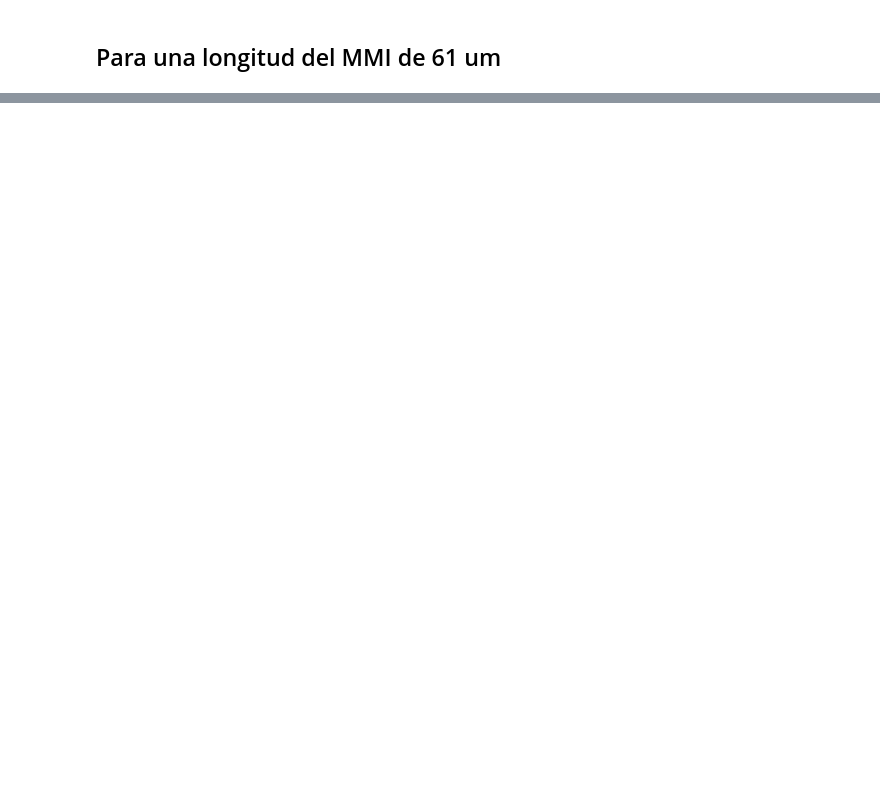
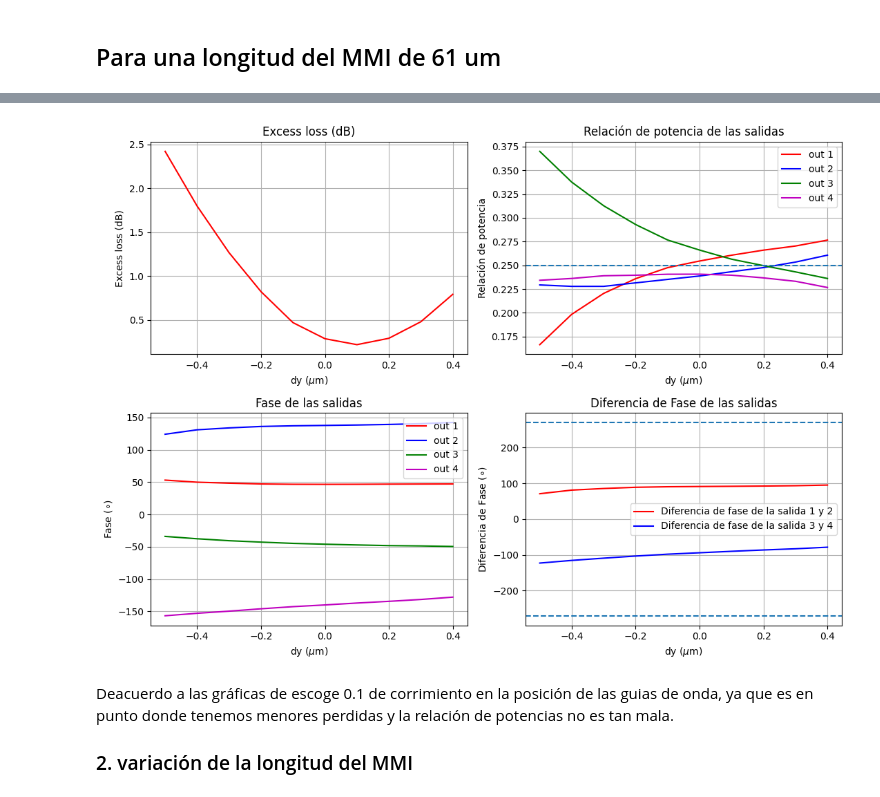
Before and after one commit to PauDaniOrtiz/pic-upv-TFM-Paula-Ortiz, a Jupyter notebook: MMI_2X4.ipynb, the cells around one changed output, grey strips where cells are left out. Drawn from its saved outputs; the diff is of its cells as text; code cells hidden in the pictures; blank space fills up the shorter version.

```diff
--- a/MMI_2X4.ipynb
+++ b/MMI_2X4.ipynb
@@ -148,7 +161,7 @@ m.L_MMI = 61
 m.dL_MMI = 0 # STUDENT
 
 # Run propagation
-phase1=m.propagation()
+power1, power_total1,power_in1, phase1=m.propagation()
 
 print("----------------- ENTRADA SUPERIOR -------------------")
 # MMI I/O waveguide positions (check class slides for type of MMI)
@@ -157,7 +170,7 @@ m.OUT_WVG_positions = mmi_Width*np.array([-3/8,-1/8, 1/8,3/8]) + np.array([-dy,-
 
 # MMI length (check class slides for type of MMI)
 # Run propagation
-phase2=m.propagation()
+power2, power_total2,power_in2, phase2=m.propagation()
 # %% [output]
 ----------------- ENTRADA INFERIOR -------------------
 ------- Pameters -------
@@ -198,6 +211,18 @@ phase_o3_o4=delta_phase_total[3]-delta_phase_total[2]
 
 print(f'Desfase de las dos primeras salidad del MMI: {np.round(phase_o1_o2,2)}')
 print(f'Desfase de las dos ultimas salidad del MMI: {np.round(phase_o3_o4,2)}')
+
+power_in=power_in1+power_in2
+power_fin=power1+power2
+power_total_final=power_total1+power_total2
+
+Ratio_over_OUTs=power_fin/power_total_final
+
+Loss = 10 * np.log10(power_in / power_total_final)
+
+print("Potencia en las salidas: ", [f"{num:.4f}" for num in power_fin])
+print("Relación de potencias de salida:", [f"{num:.4f}" for num in Ratio_over_OUTs])
+print("Perdidas de exceso [dB]:", Loss)
 # %% [output]
 Fase total a la salida del MMI: [  20.8488909    98.66669029  -47.89010955 -117.7636791 ]
 Desfase de las dos primeras salidad del MMI: 77.82
@@ -208,0 +455,52 @@ Adicionalmente en ambos casos, si se halla la diferencia de fase de las salidas
+# %%
+
+fig, axs = plt.subplots(2, 2, figsize=(11, 8))
+
+
+axs[0,0].plot(array_DL_MMI, array_EL, 'r')
+axs[0,0].set_title('Excess loss (dB)')
+axs[0,0].set_xlabel('dy ($\mu$m)')
+axs[0,0].set_ylabel('Excess loss (dB)')
+axs[0,0].grid(True)
+
+axs[0,1].plot(array_DL_MMI, array_power_out1, 'r',label='out 1')
+axs[0,1].plot(array_DL_MMI, array_power_out2, 'b',label='out 2')
+axs[0,1].plot(array_DL_MMI, array_power_out3, 'g',label='out 3')
+axs[0,1].plot(array_DL_MMI, array_power_out4, 'm',label='out 4')
+axs[0,1].axhline(y=0.25, linestyle='--', linewidth=1.5)
+axs[0,1].set_title('Relación de potencia de las salidas')
+axs[0,1].set_xlabel('dy ($\mu$m)')
+axs[0,1].set_ylabel('Relación de potencia')
+axs[0,1].legend()
+axs[0,1].grid(True)
+
+axs[1,0].plot(array_DL_MMI, array_phase_out1, 'r',label='out 1')
+axs[1,0].plot(array_DL_MMI, array_phase_out2, 'b',label='out 2')
+axs[1,0].plot(array_DL_MMI, array_phase_out3, 'g',label='out 3')
+axs[1,0].plot(array_DL_MMI, array_phase_out4, 'm',label='out 4')
+axs[1,0].set_title('Fase de las salidas')
+axs[1,0].set_xlabel('dy ($\mu$m)')
+axs[1,0].set_ylabel('Fase ($\circ$)')
+axs[1,0].legend()
+axs[1,0].grid(True)
+
+axs[1,1].plot(array_DL_MMI, array_phase_o1_o2, 'r',label='Diferencia de fase de la salida 1 y 2')
+axs[1,1].plot(array_DL_MMI, array_phase_o3_o4, 'b',label='Diferencia de fase de la salida 3 y 4')
+axs[1,1].axhline(y=270, linestyle='--', linewidth=1.5)
+axs[1,1].axhline(y=-270, linestyle='--', linewidth=1.5)
+axs[1,1].set_title('Diferencia de Fase de las salidas')
+axs[1,1].set_xlabel('dy ($\mu$m)')
+axs[1,1].set_ylabel('Diferencia de Fase ($\circ$)')
+axs[1,1].legend()
+axs[1,1].grid(True)
+
+
+plt.tight_layout()
+
+plt.show()
+# %% [output]
+[figure, added]
+# %% [markdown]
+Deacuerdo a las gráficas de escoge 0.1 de corrimiento en la posición de las guias de onda, ya que es en punto donde tenemos menores perdidas y la relación de potencias no es tan mala.
+
+### 2. variación de la longitud del MMI
```
Also changed, not shown: parts of 12 cells of this notebook, 1 other file.
